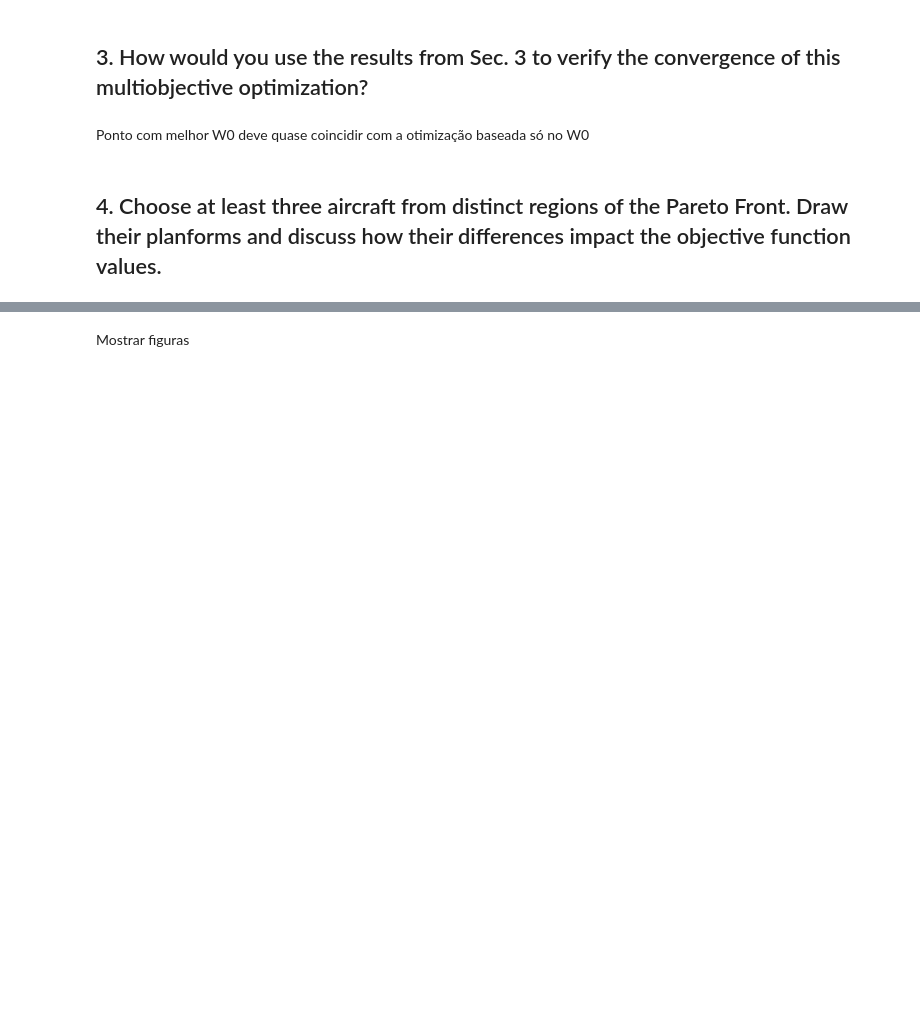
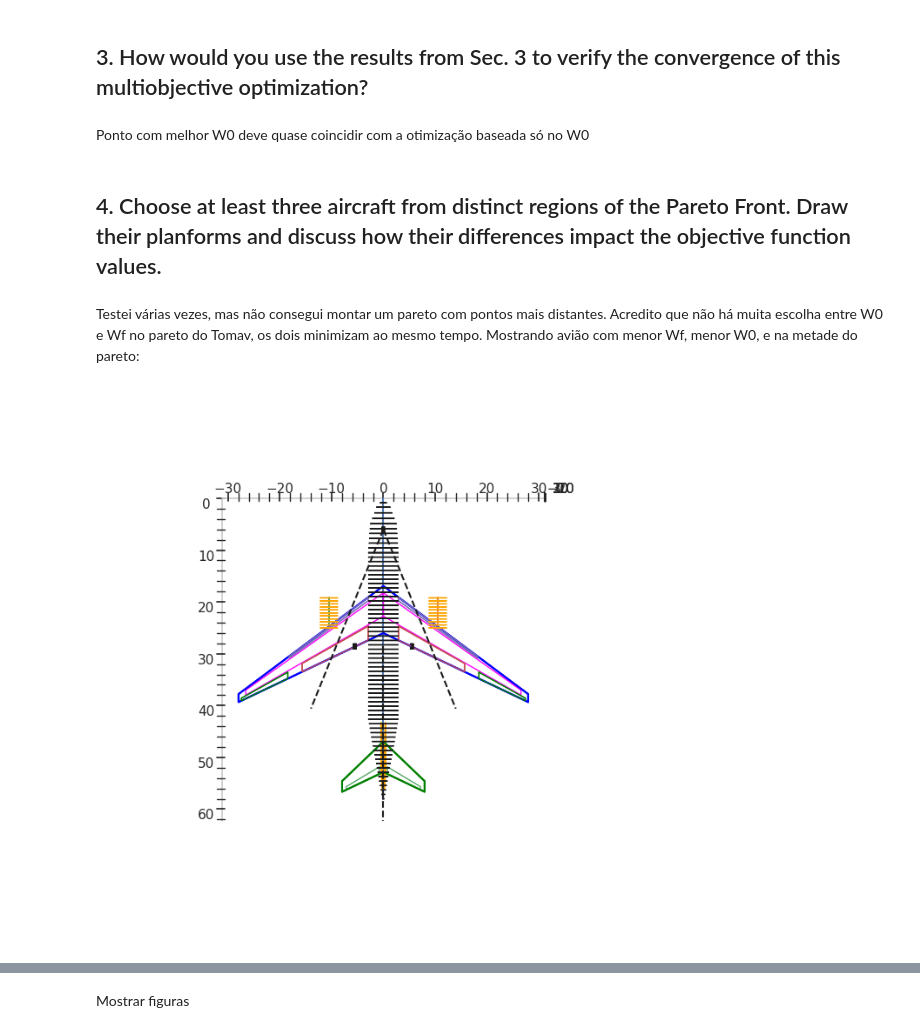
Before and after one commit to tomaztc/Tomav2, a Jupyter notebook: Lab2.ipynb, the cells around one changed output, grey strips where cells are left out. Cells and saved outputs as stored; diff of their text form; code cells hidden in the pictures; blank space fills up the shorter version.

```diff
--- a/Lab2.ipynb
+++ b/Lab2.ipynb
@@ -90,7 +83,9 @@ def calcular_dados_otimizacao(airplane_name: str, x_norm: np.ndarray, lb: np.nda
     airplane = criar_airplane_parametros(airplane_name, parametros)
 
     try:
-        analyze(airplane)
+        with warnings.catch_warnings():
+            warnings.simplefilter("error")
+            analyze(airplane)
     except:
         return None
 
@@ -616,8 +754,16 @@ plt.savefig("Lab2/pareto.png", dpi=300)
 Ponto com melhor W0 deve quase coincidir com a otimização baseada só no W0
 # %% [markdown]
 ## 4. Choose at least three aircraft from distinct regions of the Pareto Front. Draw their planforms and discuss how their differences impact the objective function values.
+# %% [markdown]
+Testei várias vezes, mas não consegui montar um pareto com pontos mais distantes. Acredito que não há muita escolha entre W0 e Wf no pareto do Tomav, os dois minimizam ao mesmo tempo. Mostrando avião com menor Wf, menor W0, e na metade do pareto:
 # %%
-airplane1 =
-airplane2 =
-airplane3 =
-tomav_inicial
+airplane_menorW0 = criar_airplane_parametros(airplane_name, {parametro: valor for parametro, valor in zip(nomes_parametros, x_opt[np.argmin(W0_opt)])})
+geometry(airplane_menorW0)
+airplane_menorWf = criar_airplane_parametros(airplane_name, {parametro: valor for parametro, valor in zip(nomes_parametros, x_opt[np.argmin(Wf_opt)])})
+geometry(airplane_menorWf)
+airplane_metade = criar_airplane_parametros(airplane_name, {parametro: valor for parametro, valor in zip(nomes_parametros, x_opt[np.argmin(abs(W0_opt-np.mean(W0_opt)))])})
+geometry(airplane_metade)
+
+plot_geometry(airplane_menorW0, az1=90, az2=0)
+# %% [output]
+[figure, added]
```
Also changed, not shown: parts of 21 cells of this notebook.
